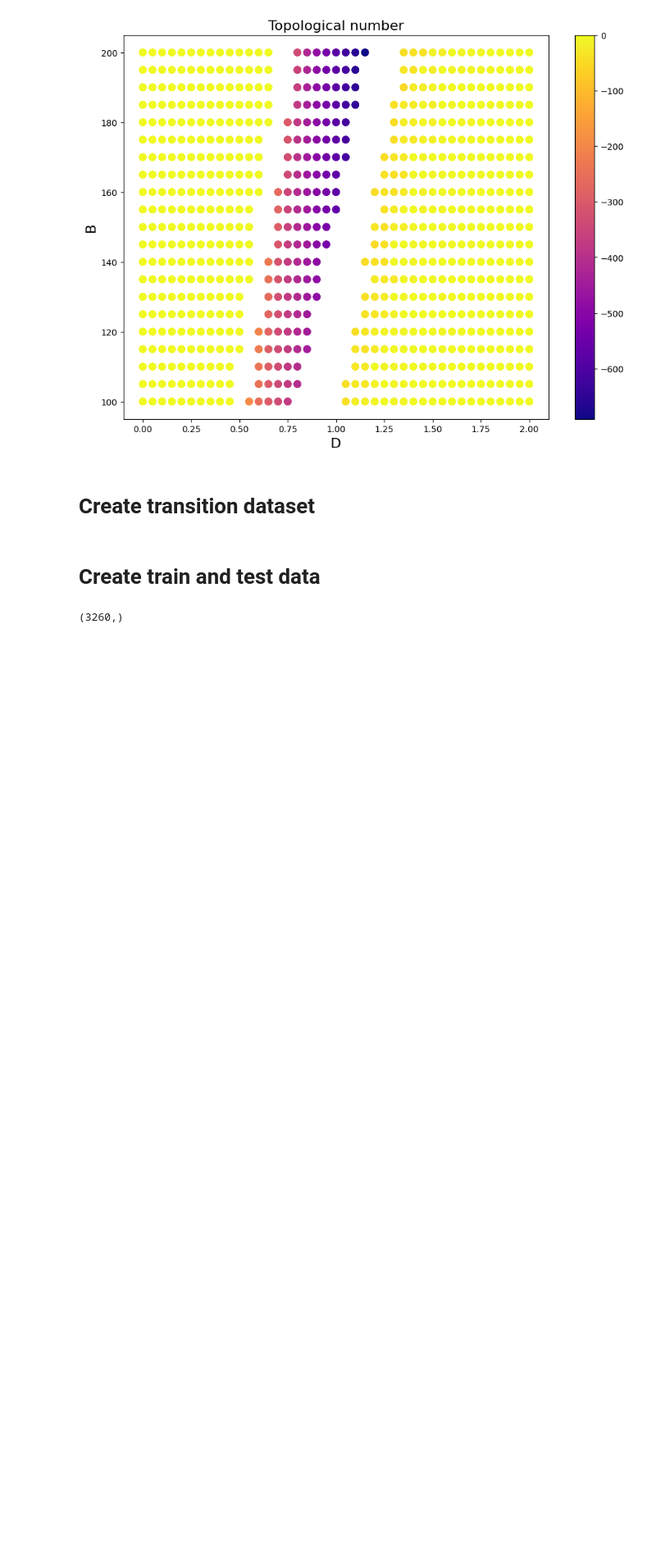
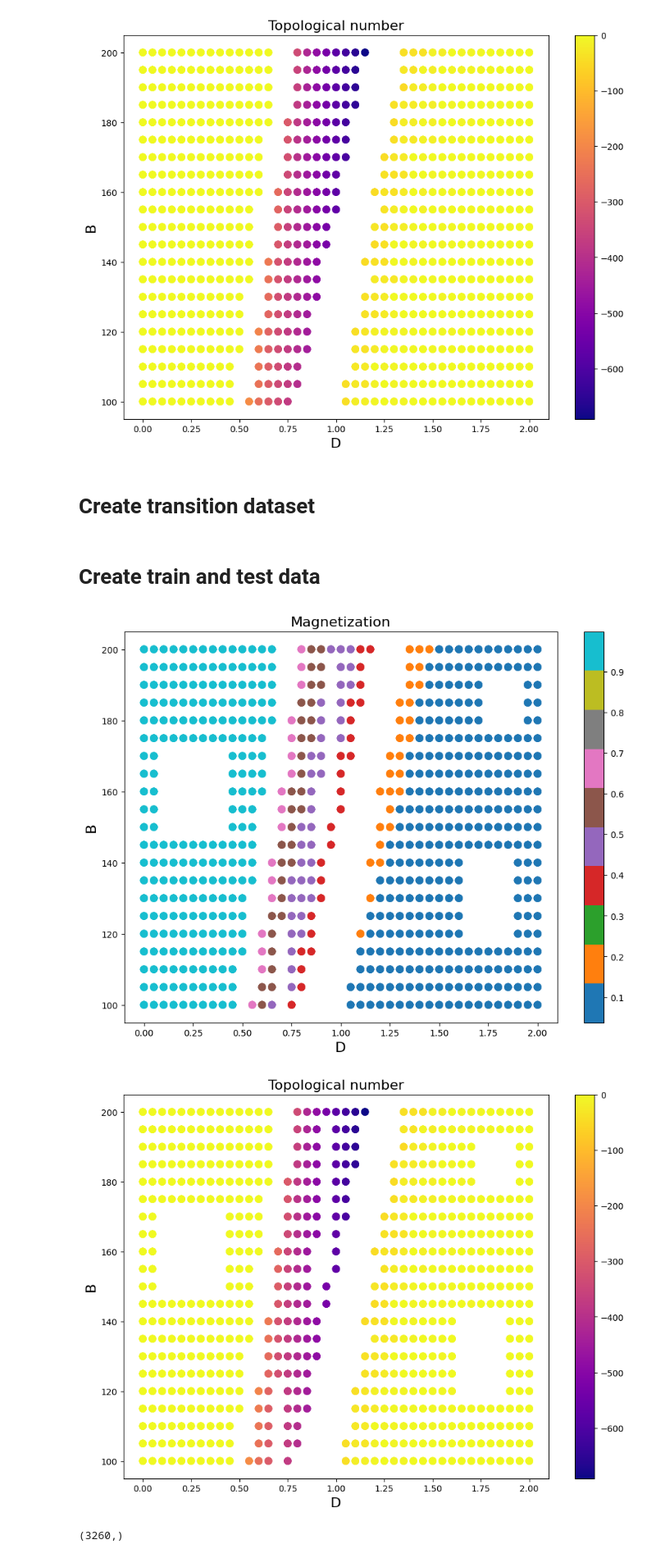
Before and after one commit to rendeka/diploma_thesis, a Jupyter notebook: todo_creating_dataset.ipynb, the cells around one changed output. Shown: that part at 82% size. Saved outputs shown, nothing was run; the diff lists cells and outputs as text; code cells hidden in the pictures; blank space fills up the shorter version.

```diff
--- a/todo_creating_dataset.ipynb
+++ b/todo_creating_dataset.ipynb
@@ -313,5 +315,8 @@ visualize_images(Dataset["data"][dev_test_indices][::5], labels=V[dev_test_indic
 # %%
-plot_magnetization_and_topological_number(values=Dataset["values"][, :], properties=Dataset["properties"][, :])
+plot_magnetization_and_topological_number(values=Dataset["values"][dev_test_indices, :], properties=Dataset["properties"][dev_test_indices, :])
+# %% [output]
+[figure, added]
+[figure, added]
 # %%
 labels = [0, 1, 2]
 conds = [fe_condition, sk_condition, sp_condition]
```
Also changed, not shown: parts of 2 cells of this notebook, 15 other files.
